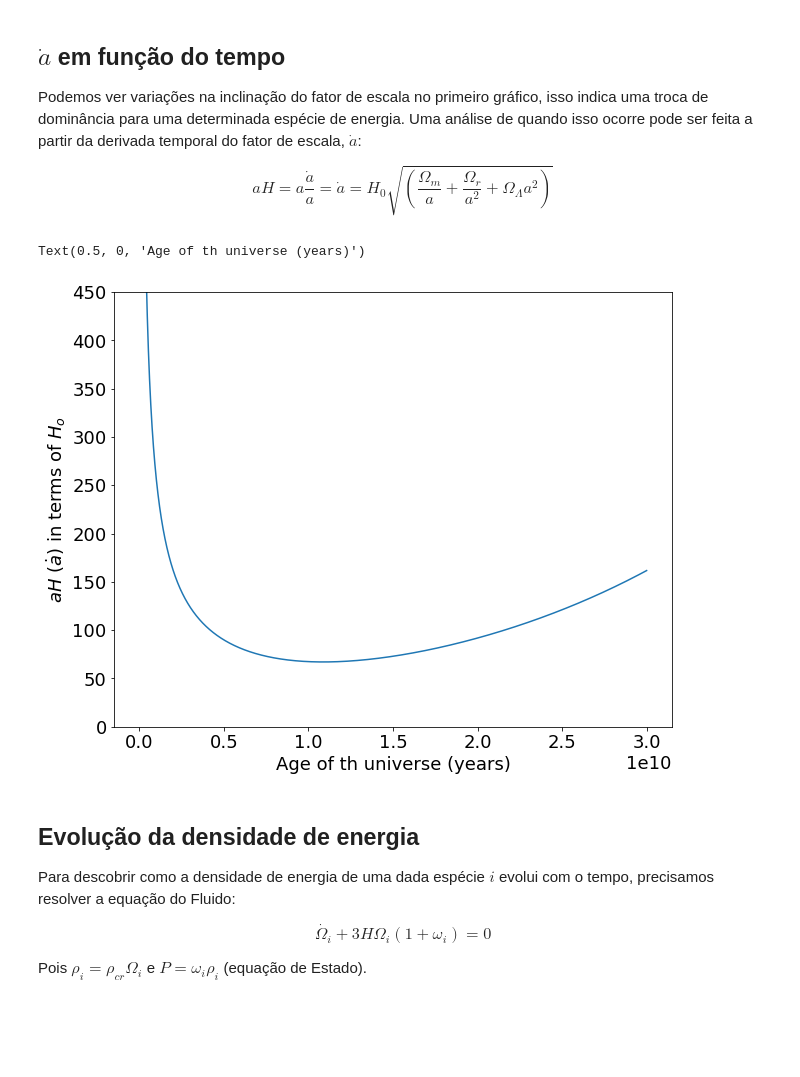
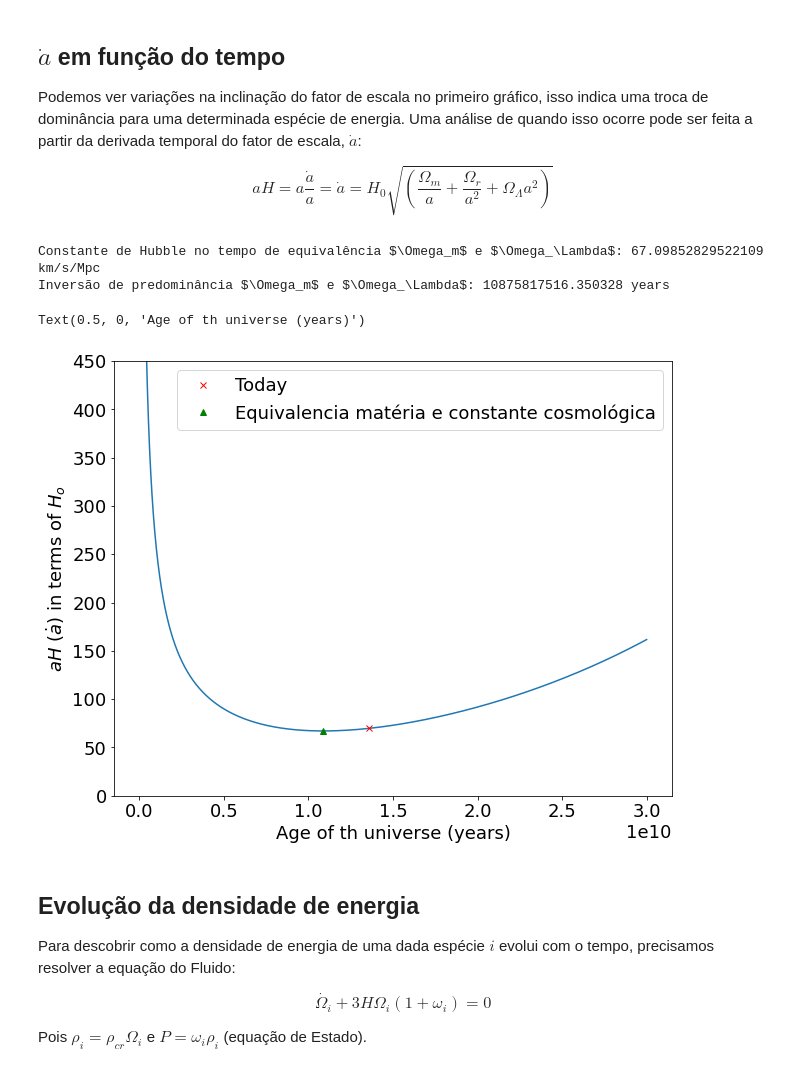
Before and after one commit to Corbanez97/Angular-correlation-CMB, a Jupyter notebook: UFE.ipynb, the cells around one changed output. Saved outputs shown, nothing was run; the diff lists cells and outputs as text; code cells hidden in the pictures; blank space fills up the shorter version.

```diff
--- a/UFE.ipynb
+++ b/UFE.ipynb
@@ -329,19 +329,26 @@ $$aH = a\frac{\dot a}{a} = \dot a = H_0 \sqrt{\left(\frac{\Omega_m}{a} + \frac{\
 # %%
 a_dot = []
 
 def aH_a(H_0, O_m, O_r, O_L, i):
     return (H_0)*((O_r)*(i**(-1)) + (O_m)*(i**(-2)) + O_L*(i**2))**0.5
 
 for i in range(len(scale_factor)):
     a_dot.append(aH_a(H_0, Omega_m, Omega_r, Omega_L, scale_factor[i][0]))
 
 plt.plot(time, a_dot)
+print('Constante de Hubble no tempo de equivalência $\Omega_m$ e $\Omega_\Lambda$:', min(a_dot), 'km/s/Mpc')
+print('Inversão de predominância $\Omega_m$ e $\Omega_\Lambda$:', time[18126], 'years')
+plt.plot(time, a_dot, 'rx', markevery = [22649], label = 'Today')
+plt.plot(time, a_dot, 'g^', markevery = [18126], label = 'Equivalencia matéria e constante cosmológica')
+plt.legend()
 plt.ylim(0,450)
 plt.ylabel('$aH$ ($\dot a$) in terms of $H_o$')
 plt.xlabel('Age of th universe (years)')
 # %% [output]
-Text(0.5, 0, 'Age of th universe (years)')
+Constante de Hubble no tempo de equivalência $\Omega_m$ e $\Omega_\Lambda$: 67.09852829522109 km/s/Mpc
+Inversão de predominância $\Omega_m$ e $\Omega_\Lambda$: 10875817516.350328 years
+Text(0.5, 0, 'Age of th universe (years)')
-[figure, old version]
+[figure, new version]
 # %% [markdown]
 ## Evolução da densidade de energia
 
```
Also changed, not shown: parts of 13 cells of this notebook.
